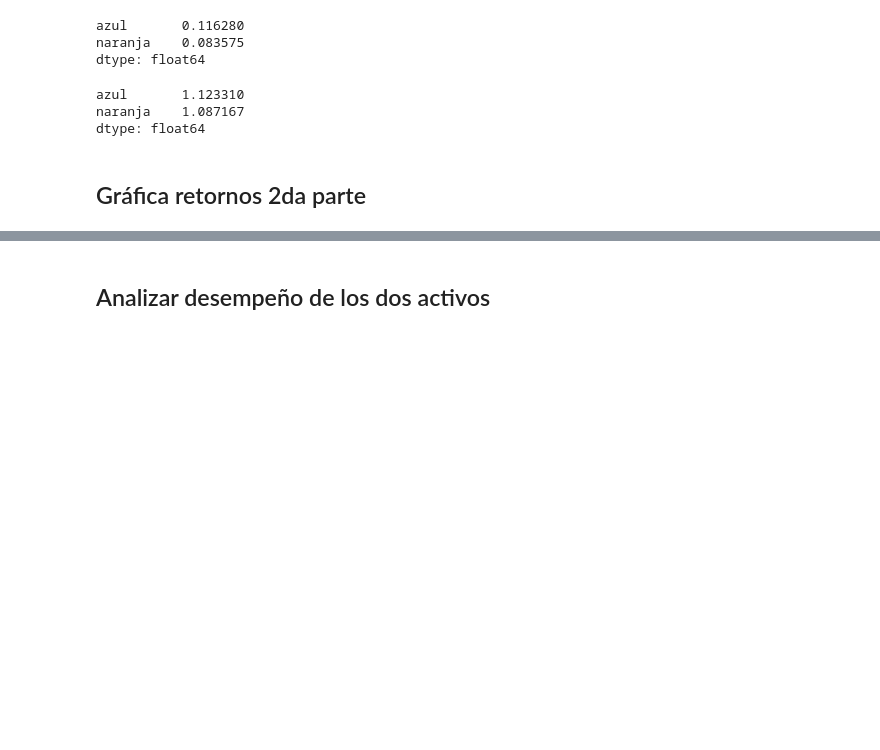
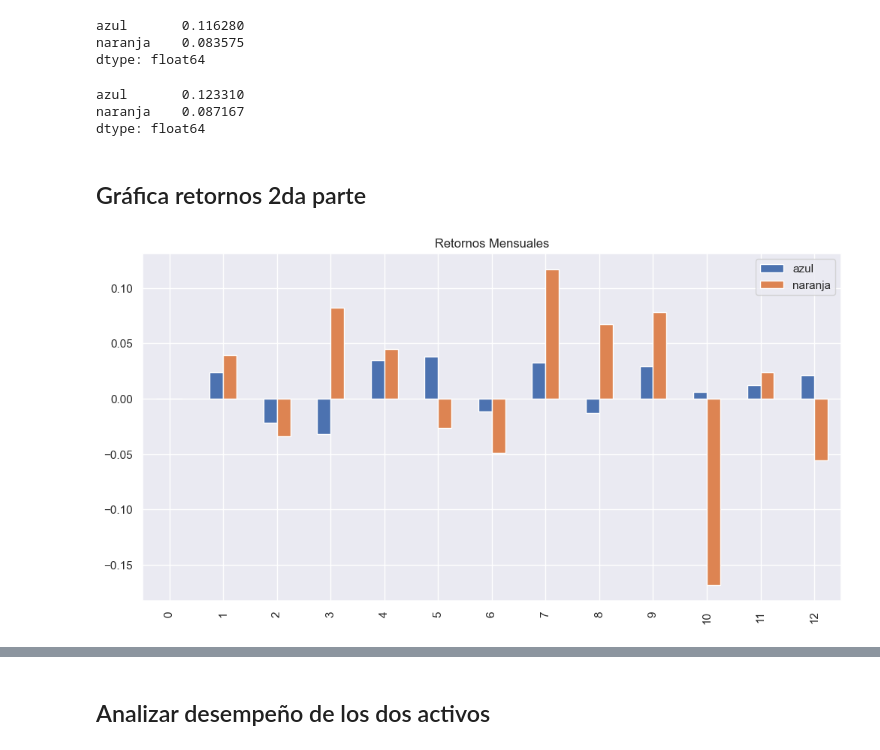
Before and after one commit to carlosdeoncedos/CienciaDatosFinanzas2023_05, a Jupyter notebook: Clase230515.ipynb, the cells around one changed output, grey strips where cells are left out. Saved outputs shown, nothing was run; the diff lists cells and outputs as text; code cells hidden in the pictures; blank space fills up the shorter version.

```diff
--- a/Clase230515.ipynb
+++ b/Clase230515.ipynb
@@ -521,10 +519,20 @@ azul       0.116280
 naranja    0.083575
 dtype: float64
 # %%
-np.exp(retornos_compuestos_alt.sum())
+np.exp(retornos_compuestos_alt.sum()) - 1
 # %% [output]
-azul       1.123310
-naranja    1.087167
+azul       0.123310
+naranja    0.087167
 dtype: float64
 # %% [markdown]
 ## Gráfica retornos 2da parte
+# %%
+#fig, ax = plt.subplots()
+df_retornos.plot.bar(figsize=(12,6), title='Retornos Mensuales')
+ax.legend([
+    f'Retorno promedio = {df_retornos.mean()[0]:.0%}',
+    f'Retorno promedio = {df_retornos.mean()[1]:.0%}'
+]
+);
+# %% [output]
+[figure, added]
```
Also changed, not shown: parts of 9 cells of this notebook.
